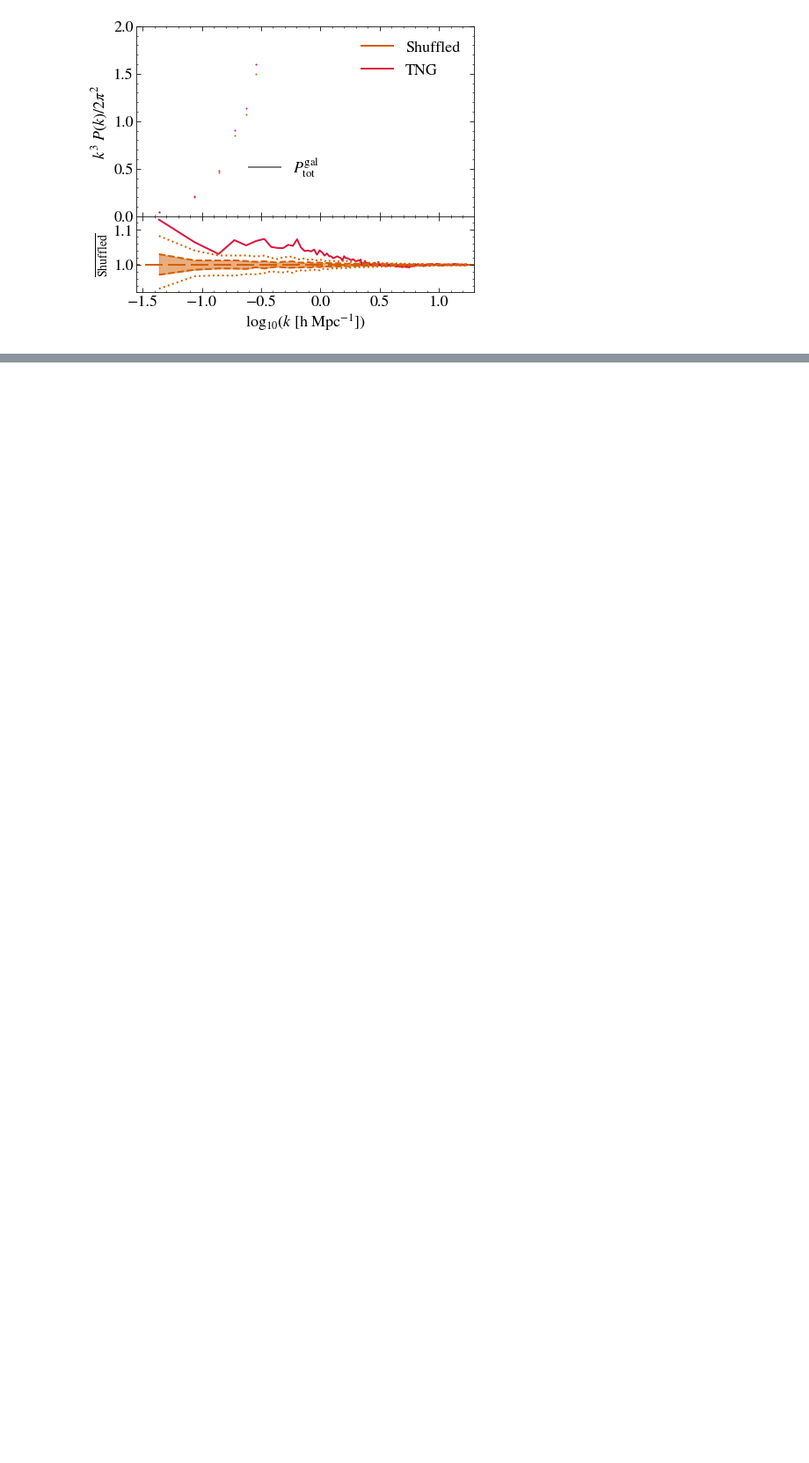
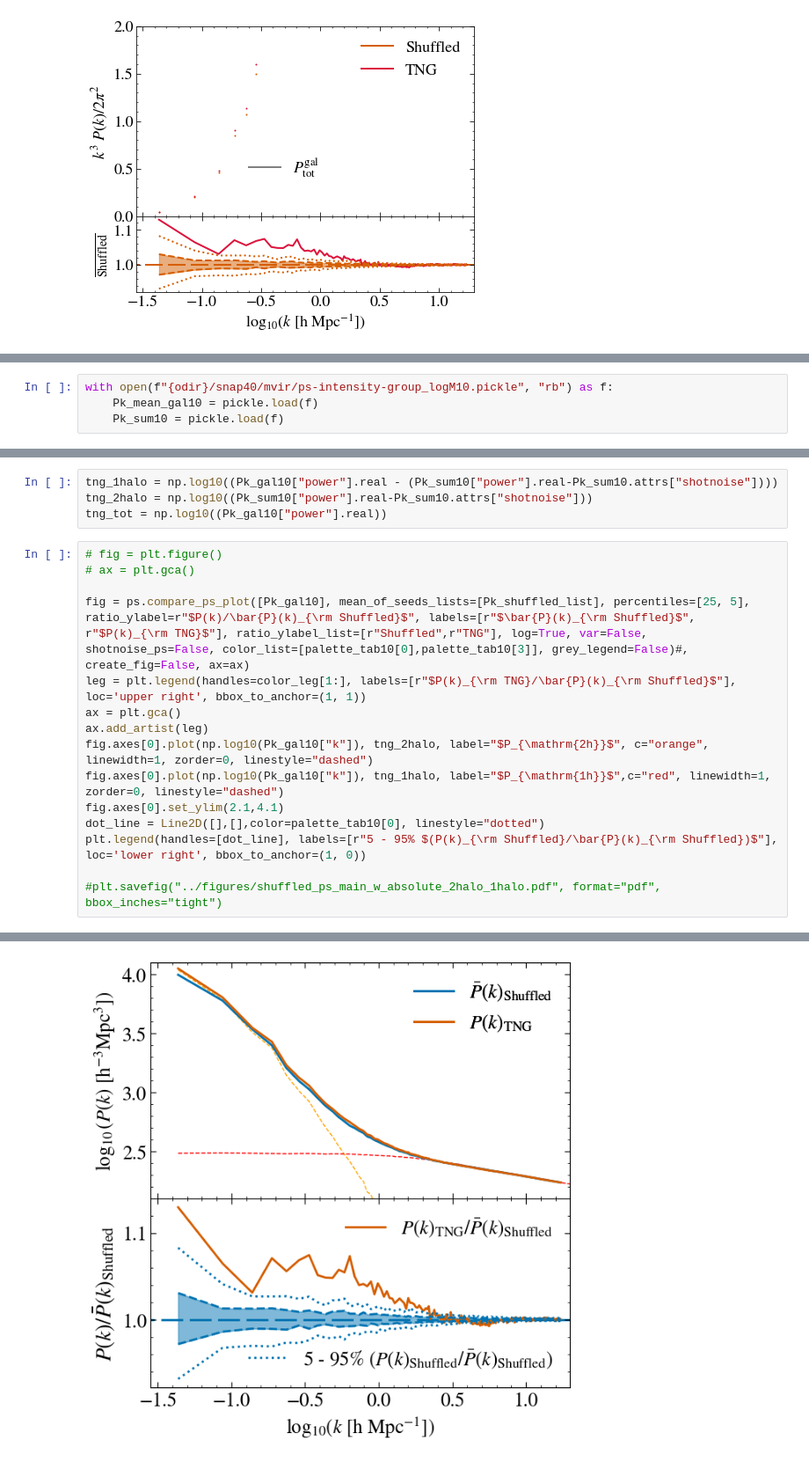
Before and after one commit to ruilan-zh/paper1, a Jupyter notebook: secondary_bias_figures/intensity_ps_shuffled_main.ipynb, the cells around one changed output, grey strips where cells are left out. Shown at 88% size. Drawn from its saved outputs; the diff is of its cells as text; blank space fills up the shorter version.

```diff
--- a/secondary_bias_figures/intensity_ps_shuffled_main.ipynb
+++ b/secondary_bias_figures/intensity_ps_shuffled_main.ipynb
@@ -131,0 +137,4 @@ shotnoise:  130.52360745197086
+# %%
+with open(f"{odir}/snap40/mvir/ps-intensity-group_logM10.pickle", "rb") as f:
+    Pk_mean_gal10 = pickle.load(f)
+    Pk_sum10 = pickle.load(f)
@@ -131,0 +148,20 @@ shotnoise:  130.52360745197086
+# %%
+tng_1halo = np.log10((Pk_gal10["power"].real - (Pk_sum10["power"].real-Pk_sum10.attrs["shotnoise"])))
+tng_2halo = np.log10((Pk_sum10["power"].real-Pk_sum10.attrs["shotnoise"]))
+tng_tot = np.log10((Pk_gal10["power"].real))
+# %%
+# fig = plt.figure()
+# ax = plt.gca()
+
+fig = ps.compare_ps_plot([Pk_gal10], mean_of_seeds_lists=[Pk_shuffled_list], percentiles=[25, 5], ratio_ylabel=r"$P(k)/\bar{P}(k)_{\rm Shuffled}$", labels=[r"$\bar{P}(k)_{\rm Shuffled}$", r"$P(k)_{\rm TNG}$"], ratio_ylabel_list=[r"Shuffled",r"TNG"], log=True, var=False,  shotnoise_ps=False, color_list=[palette_tab10[0],palette_tab10[3]], grey_legend=False)#, create_fig=False, ax=ax)
+leg = plt.legend(handles=color_leg[1:], labels=[r"$P(k)_{\rm TNG}/\bar{P}(k)_{\rm Shuffled}$"], loc='upper right', bbox_to_anchor=(1, 1))
+ax = plt.gca()
+ax.add_artist(leg)
+fig.axes[0].plot(np.log10(Pk_gal10["k"]), tng_2halo, label="$P_{\mathrm{2h}}$", c="orange", linewidth=1, zorder=0, linestyle="dashed")
+fig.axes[0].plot(np.log10(Pk_gal10["k"]), tng_1halo, label="$P_{\mathrm{1h}}$",c="red", linewidth=1, zorder=0, linestyle="dashed")
+fig.axes[0].set_ylim(2.1,4.1)
+dot_line = Line2D([],[],color=palette_tab10[0], linestyle="dotted")
+plt.legend(handles=[dot_line], labels=[r"5 - 95% $(P(k)_{\rm Shuffled}/\bar{P}(k)_{\rm Shuffled})$"], loc='lower right', bbox_to_anchor=(1, 0))
+
+#plt.savefig("../figures/shuffled_ps_main_w_absolute_2halo_1halo.pdf", format="pdf", bbox_inches="tight")
+# %% [output]
@@ -131,0 +171 @@ shotnoise:  130.52360745197086
+[figure, added]
```
Also changed, not shown: parts of 7 cells of this notebook, 28 other files.
